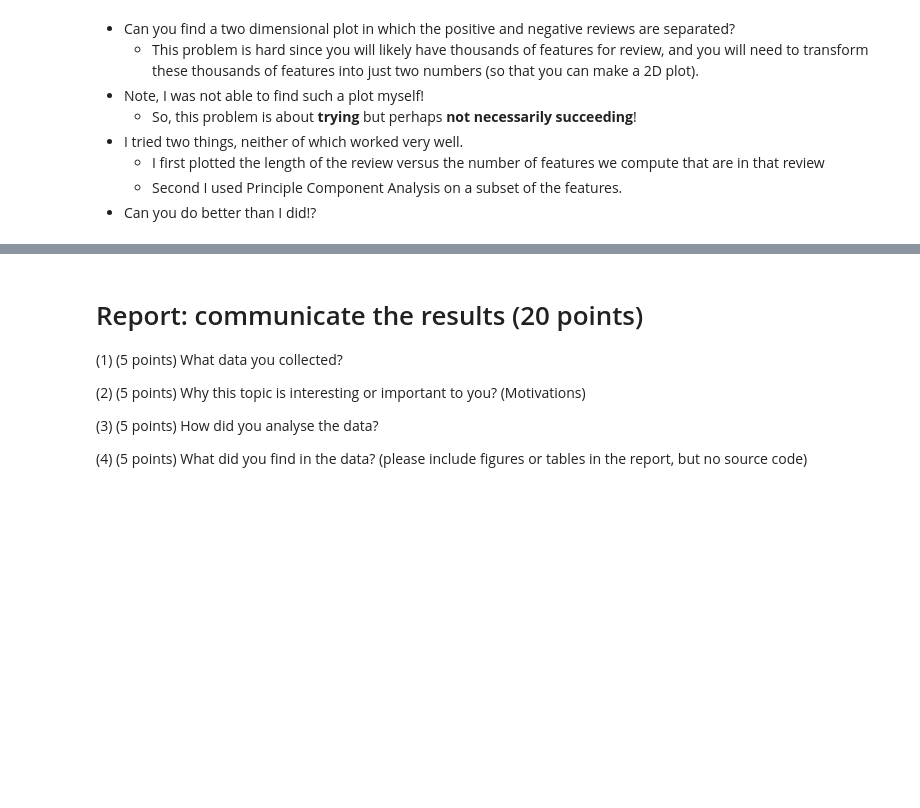
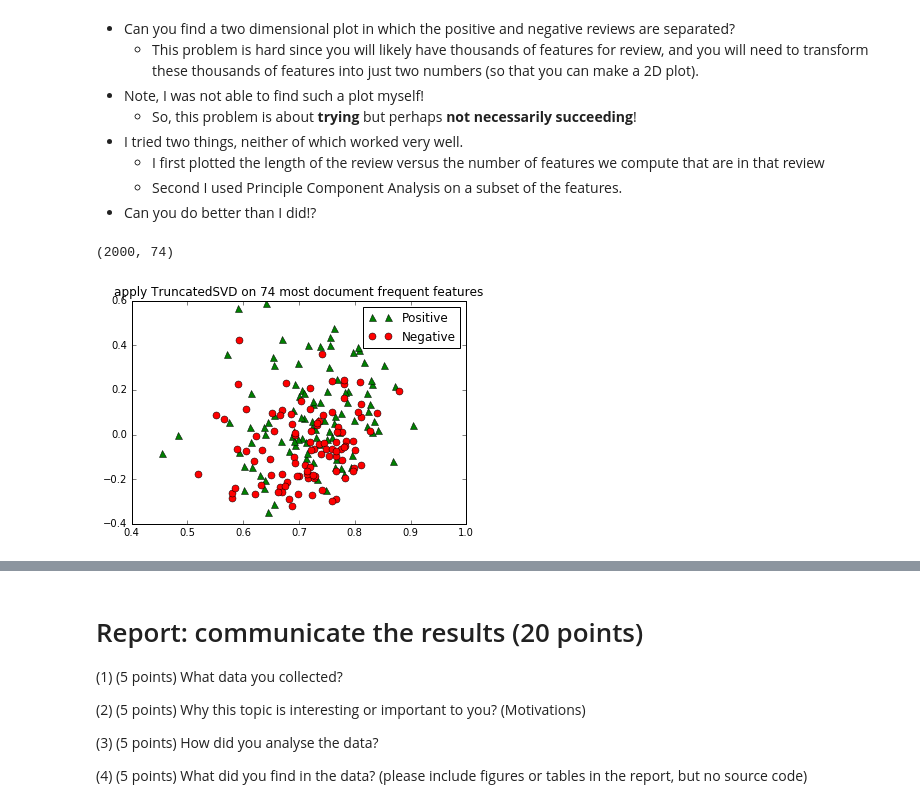
Before and after one commit to yousef-fadila/DS501-case-studies, a Jupyter notebook: casestudy3/CS3.ipynb, the cells around one changed output, grey strips where cells are left out. Drawn from its saved outputs; the diff is of its cells as text; code cells hidden in the pictures; blank space fills up the shorter version.

```diff
--- a/casestudy3/CS3.ipynb
+++ b/casestudy3/CS3.ipynb
@@ -486,3 +488,31 @@ These terms may be more frequent in true negative reviews rather than the positi
     * I first plotted the length of the review versus the number of features we compute that are in that review
     * Second I used Principle Component Analysis on a subset of the features.
 * Can you do better than I did!?
+# %%
+# we want to got more representive words (reduce features) as we later want to end up with only 2.
+# to acheive that, ignore words that don't appear in at least 50% of the document.
+# we end up with 74 features only
+min_df = 0.50
+max_df = 0.9
+ngram_range = (1, 2)
+Xdata = TfidfVectorizer(min_df = min_df, max_df = max_df, ngram_range = ngram_range).fit_transform(dataset.data)
+Xdata.shape
+# %% [output]
+(2000, 74)
+# %%
+# the first intuitve try will be run the kernal PCA on the featuers we got! but as PCA in python doesn't support sparse data
+# we try thr equivalent TruncatedSVD
+from sklearn import preprocessing
+from sklearn.decomposition import PCA
+from sklearn.decomposition import TruncatedSVD
+
+Xdata_new = TruncatedSVD(n_components=2).fit_transform(Xdata)
+Xpos = Xdata_new[dataset.target==1][:100]
+Xneg = Xdata_new[dataset.target==0][:100]
+plt.plot(Xpos[:,0],Xpos[:,1], '^', markersize=7, color='green', label='Positive')
+plt.plot(Xneg[:,0],Xneg[:,1], 'o', markersize=7, color='red', label='Negative')
+plt.legend()
+plt.title('apply TruncatedSVD on 74 most document frequent features')
+plt.show()
+# %% [output]
+[figure, added]
```
Also changed, not shown: parts of 4 cells of this notebook.
